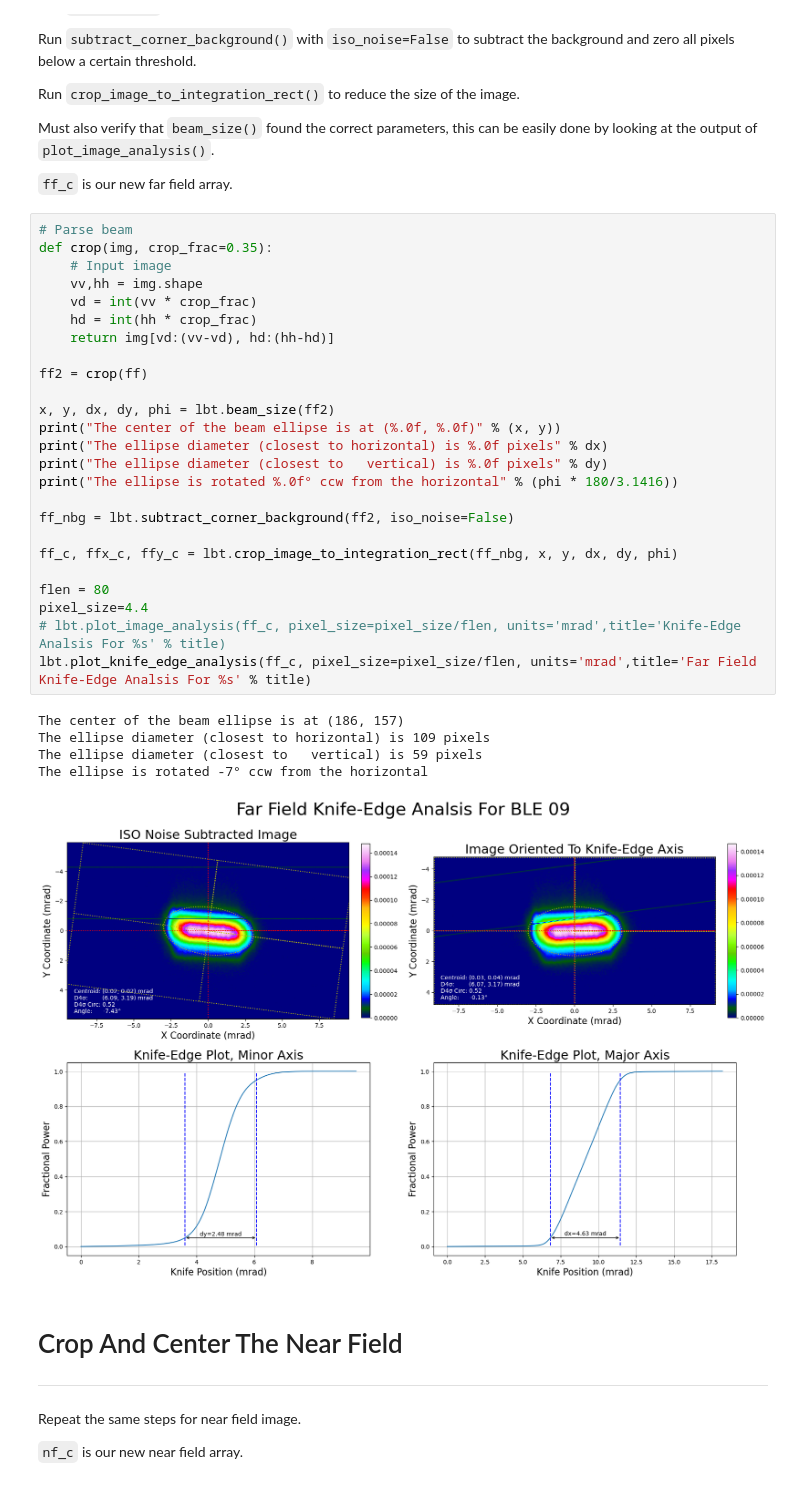
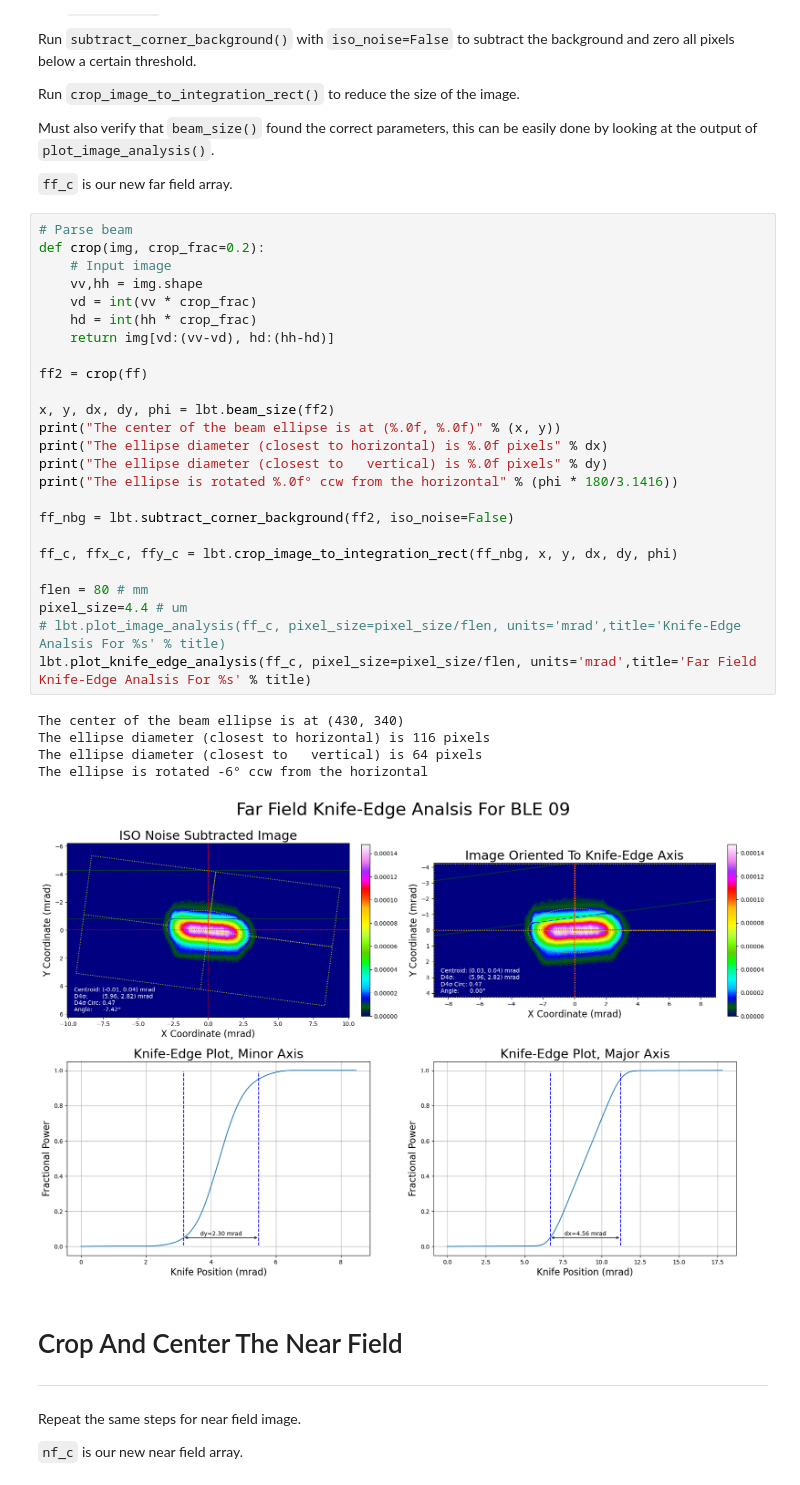
Before and after one commit to ryantro/laserbeamtools, a Jupyter notebook: docs/LBT-02-ZEMAX-Rayfile-Generation.ipynb, the cells around one changed output. Saved outputs shown, nothing was run; the diff lists cells and outputs as text.

```diff
--- a/docs/LBT-02-ZEMAX-Rayfile-Generation.ipynb
+++ b/docs/LBT-02-ZEMAX-Rayfile-Generation.ipynb
@@ -99,35 +99,35 @@ Must also verify that `beam_size()` found the correct parameters, this can be ea
 `ff_c` is our new far field array.
 # %%
 # Parse beam
-def crop(img, crop_frac=0.35):
+def crop(img, crop_frac=0.2):
     # Input image
     vv,hh = img.shape
     vd = int(vv * crop_frac)
     hd = int(hh * crop_frac)
     return img[vd:(vv-vd), hd:(hh-hd)]
 
 ff2 = crop(ff)
 
 x, y, dx, dy, phi = lbt.beam_size(ff2)
 print("The center of the beam ellipse is at (%.0f, %.0f)" % (x, y))
 print("The ellipse diameter (closest to horizontal) is %.0f pixels" % dx)
 print("The ellipse diameter (closest to   vertical) is %.0f pixels" % dy)
 print("The ellipse is rotated %.0f° ccw from the horizontal" % (phi * 180/3.1416))
 
 ff_nbg = lbt.subtract_corner_background(ff2, iso_noise=False)
 
 ff_c, ffx_c, ffy_c = lbt.crop_image_to_integration_rect(ff_nbg, x, y, dx, dy, phi)
 
-flen = 80
-pixel_size=4.4
+flen = 80 # mm
+pixel_size=4.4 # um
 # lbt.plot_image_analysis(ff_c, pixel_size=pixel_size/flen, units='mrad',title='Knife-Edge Analsis For %s' % title)
 lbt.plot_knife_edge_analysis(ff_c, pixel_size=pixel_size/flen, units='mrad',title='Far Field Knife-Edge Analsis For %s' % title)
 # %% [output]
-The center of the beam ellipse is at (186, 157)
-The ellipse diameter (closest to horizontal) is 109 pixels
-The ellipse diameter (closest to   vertical) is 59 pixels
-The ellipse is rotated -7° ccw from the horizontal
+The center of the beam ellipse is at (430, 340)
+The ellipse diameter (closest to horizontal) is 116 pixels
+The ellipse diameter (closest to   vertical) is 64 pixels
+The ellipse is rotated -6° ccw from the horizontal
-[figure, old version]
+[figure, new version]
 # %% [markdown]
 # Crop And Center The Near Field
 ---
```
Also changed, not shown: parts of 4 cells of this notebook, 24 other files.
